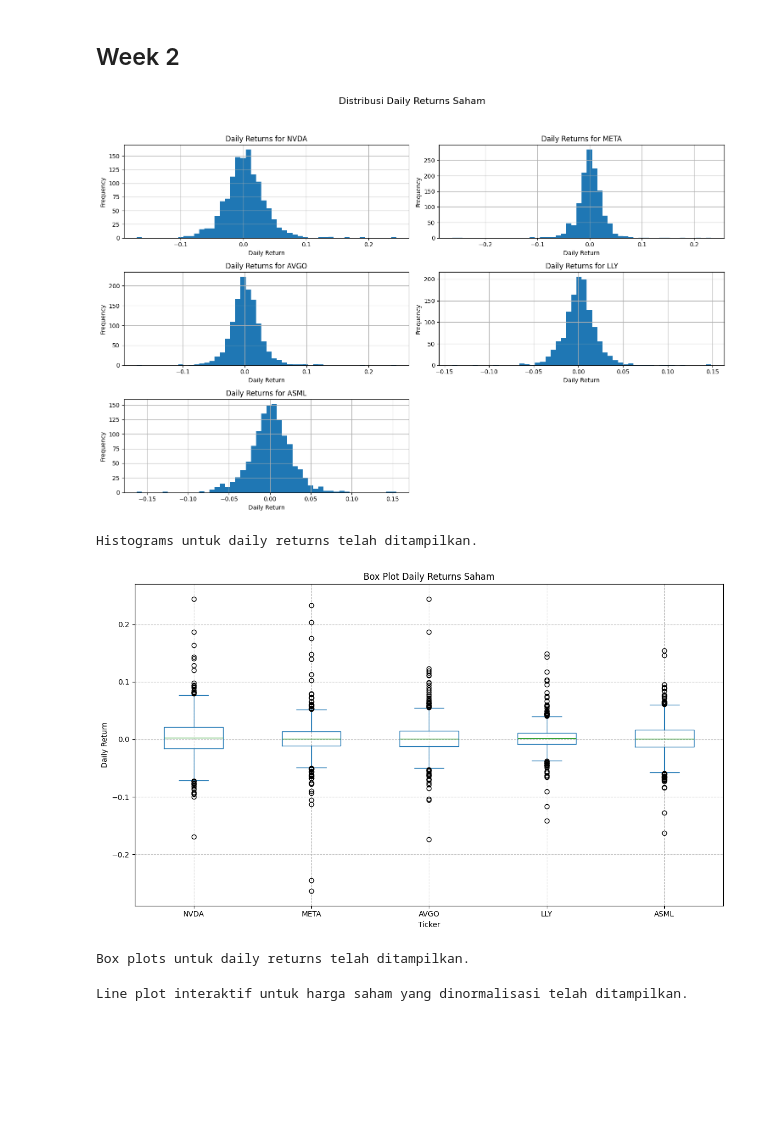
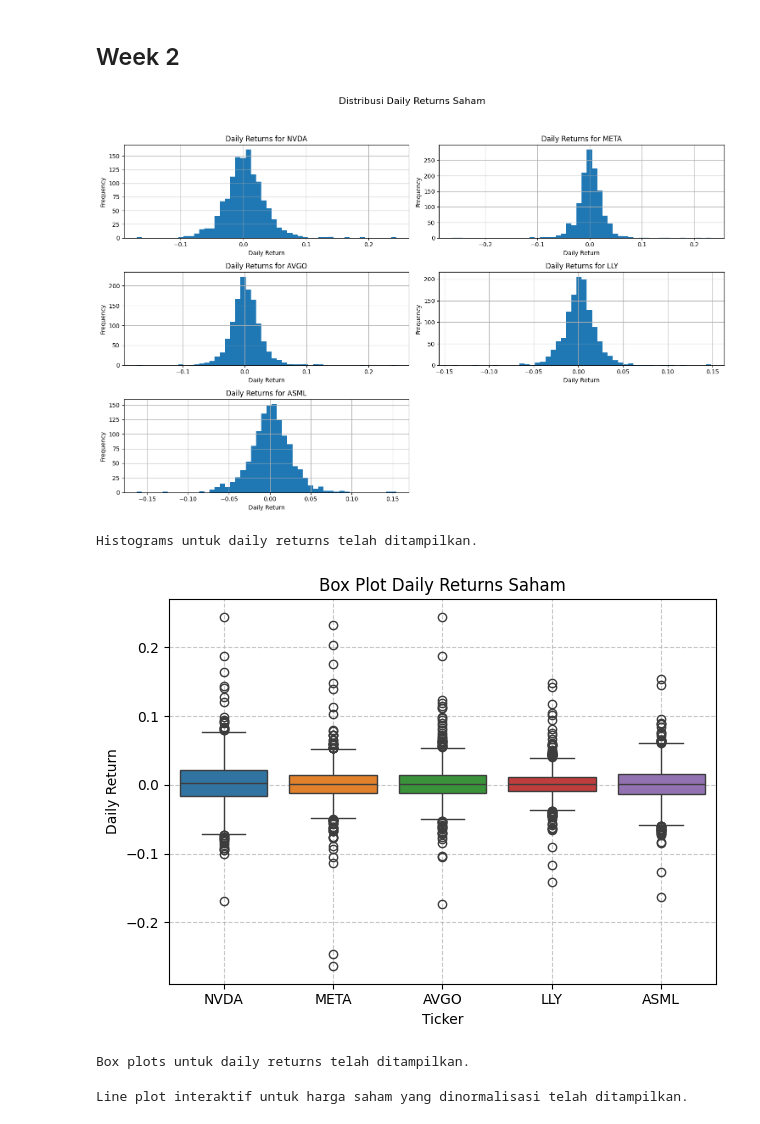
Before and after one commit to natsuka07/Stock-Analysis, a Jupyter notebook: Anal-Stock.ipynb, the cells around one changed output. Saved outputs shown, nothing was run; the diff lists cells and outputs as text; code cells hidden in the pictures; blank space fills up the shorter version.

```diff
--- a/Anal-Stock.ipynb
+++ b/Anal-Stock.ipynb
@@ -150,36 +150,36 @@ Date
 hist_axes = daily_returns.hist(bins=50, figsize=(15, 10))
 
 fig_hist = plt.gcf()
 fig_hist.suptitle('Distribusi Daily Returns Saham', y=1.02, fontsize=16)
 
 if isinstance(hist_axes, (list, np.ndarray)) and len(hist_axes.shape) > 1:
     hist_axes = hist_axes.flatten()
 
 for i, ax in enumerate(hist_axes):
     if i < len(daily_returns.columns):
         ax.set_xlabel('Daily Return')
         ax.set_ylabel('Frequency')
         ax.set_title(f'Daily Returns for {daily_returns.columns[i]}')
 
 plt.tight_layout(rect=[0, 0.03, 1, 0.98])
 plt.show()
 
 print("Histograms untuk daily returns telah ditampilkan.")
 
-plt.figure(figsize=(12, 7))
-daily_returns.plot(kind='box', ax=plt.gca())
+sns.boxplot(data=daily_returns, ax=plt.gca())
+
 plt.title('Box Plot Daily Returns Saham')
 plt.xlabel('Ticker')
 plt.ylabel('Daily Return')
 plt.grid(True, linestyle='--', alpha=0.7)
 plt.tight_layout()
 plt.show()
 
 print("Box plots untuk daily returns telah ditampilkan.")
 # %% [output]
 [figure]
 Histograms untuk daily returns telah ditampilkan.
-[figure, old version]
+[figure, new version]
 Box plots untuk daily returns telah ditampilkan.
 # %%
 import plotly_express as px
```
Also changed, not shown: parts of 1 cell of this notebook.
